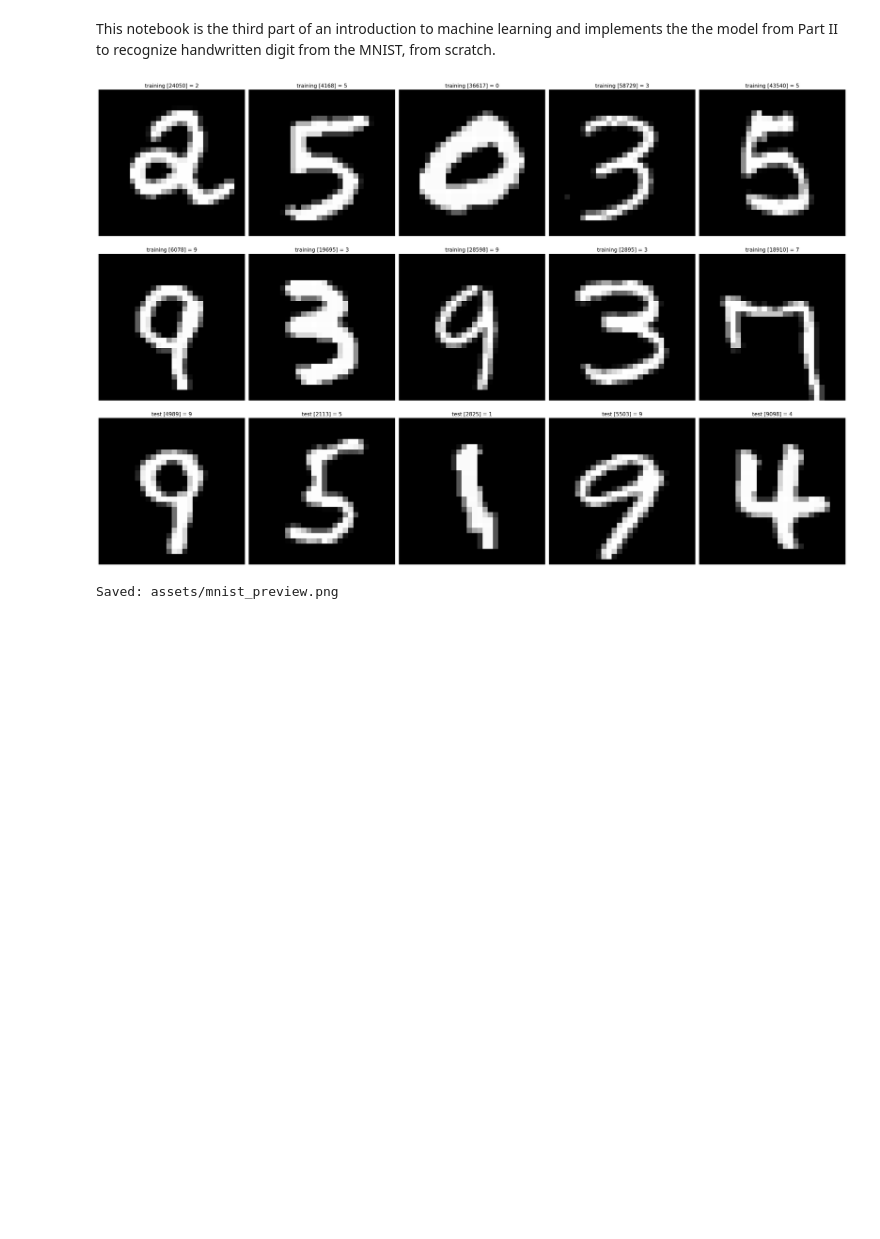
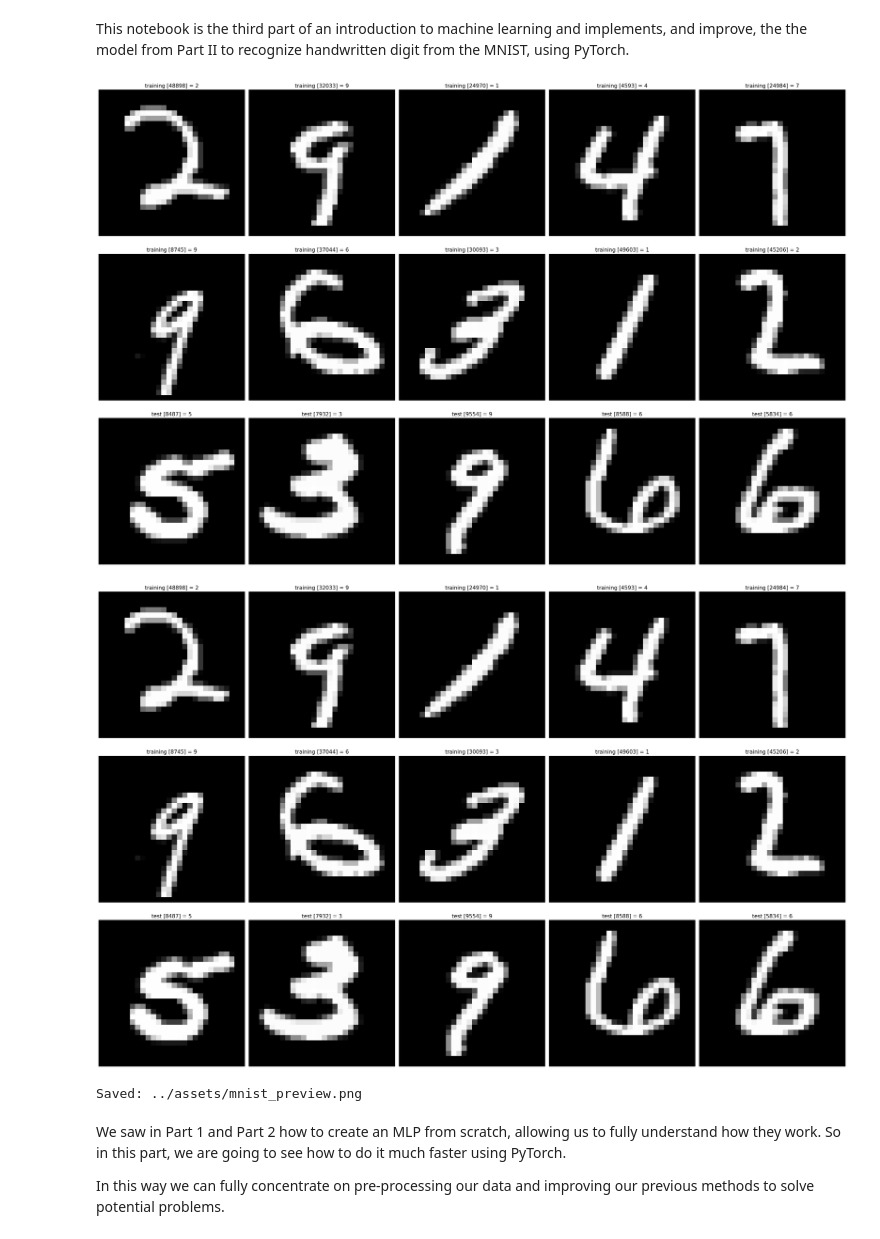
Before and after one commit to MatthieuGHS/Perceptron2MNIST, a Jupyter notebook: 3_mnist/mnist1.ipynb, the cells around one changed output. Saved outputs shown, nothing was run; the diff lists cells and outputs as text; code cells hidden in the pictures; blank space fills up the shorter version.

Commit message:
up part3

```diff
--- a/3_mnist/mnist1.ipynb
+++ b/3_mnist/mnist1.ipynb
@@ -1,5 +1,5 @@
 # %% [markdown]
-This notebook is the third part of an introduction to machine learning and implements the the model from Part II to recognize handwritten digit from the MNIST, from scratch.
+This notebook is the third part of an introduction to machine learning and implements, and improve, the the model from Part II to recognize handwritten digit from the MNIST, using PyTorch.
 # %%
 #(from kaggle)
 # This is a sample Notebook to demonstrate how to read "MNIST Dataset"
@@ -83,34 +83,40 @@ def save_images_grid(images, title_texts, out_path="assets/samples.png", cols=5,
     plt.tight_layout()
     plt.savefig(out_path, dpi=dpi, bbox_inches="tight")
     plt.show()
-    # plt.close()
+    plt.close()
     return out_path
 
 
 # Load MNIST dataset
 mnist_dataloader = MnistDataloader(
     training_images_filepath, training_labels_filepath,
     test_images_filepath, test_labels_filepath
 )
 (x_train, y_train), (x_test, y_test) = mnist_dataloader.load_data()
 
 # Collect random training and test images
 images_2_show = []
 titles_2_show = []
 
 for _ in range(10):
     r = random.randint(0, len(x_train) - 1)
     images_2_show.append(x_train[r])
     titles_2_show.append(f"training [{r}] = {y_train[r]}")
 
 for _ in range(5):
     r = random.randint(0, len(x_test) - 1)
     images_2_show.append(x_test[r])
     titles_2_show.append(f"test [{r}] = {y_test[r]}")
 
 # Save instead of show
 path = save_images_grid(images_2_show, titles_2_show, out_path="assets/mnist_preview.png")
+path = save_images_grid(images_2_show, titles_2_show, out_path="../assets/mnist_preview.png")
 print("Saved:", path)
 # %% [output]
-[figure, old version]
+[figure, new version]
+[figure, added]
-Saved: assets/mnist_preview.png
+Saved: ../assets/mnist_preview.png
+# %% [markdown]
+We saw in Part 1 and Part 2 how to create an MLP from scratch, allowing us to fully understand how they work. So in this part, we are going to see how to do it much faster using PyTorch.
+
+In this way we can fully concentrate on pre-processing our data and improving our previous methods to solve potential problems.
```
Also changed, not shown: 3 other files.
